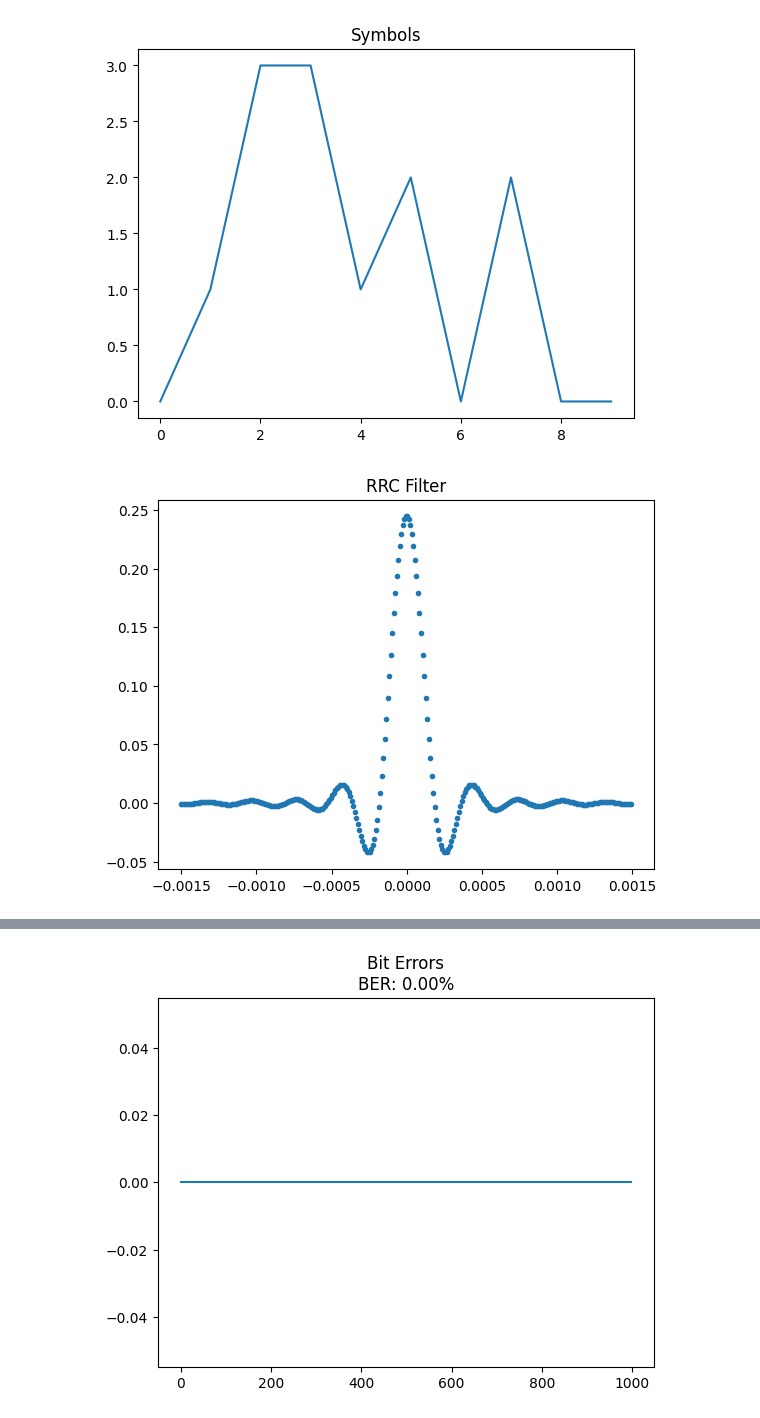
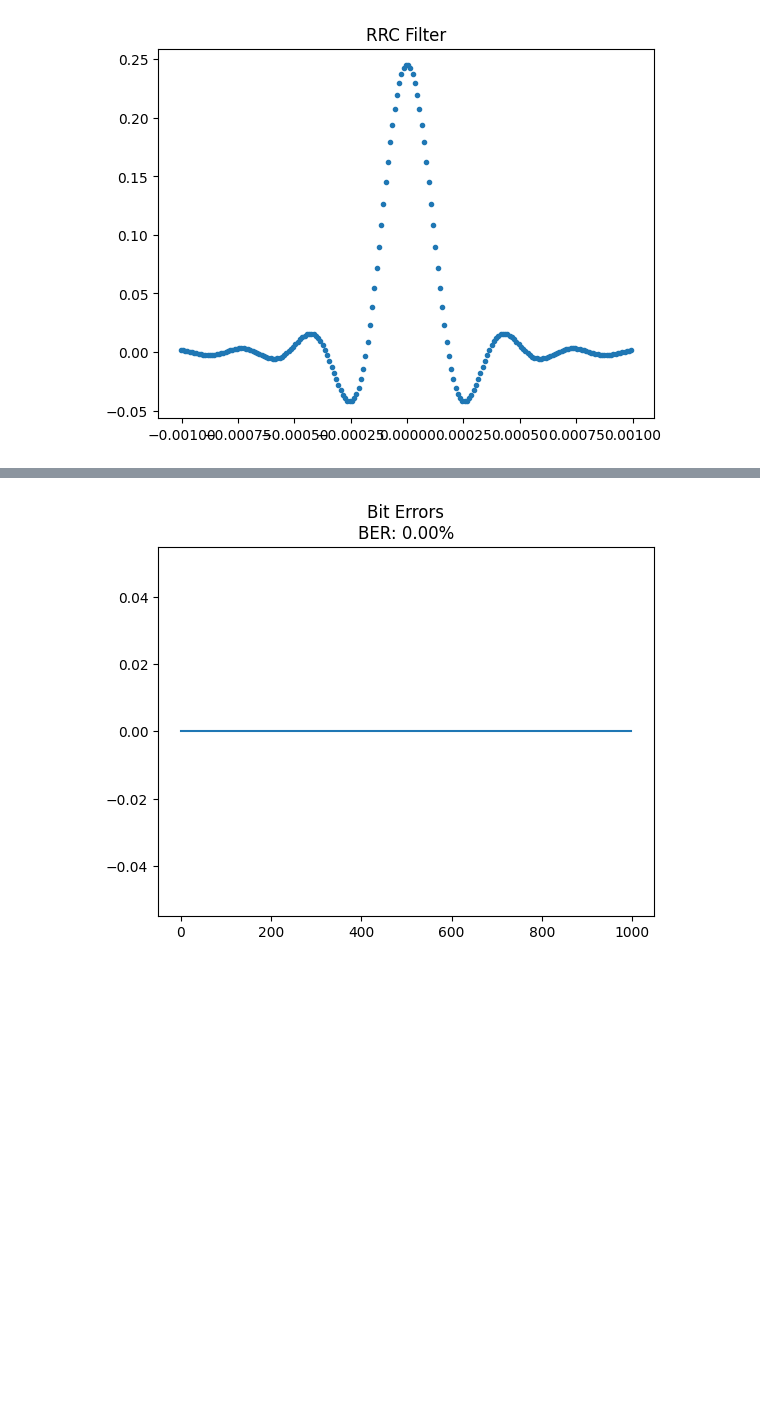
Before and after one commit to egz01/CommSysCourse, a Jupyter notebook: QPSK/qpsk_sim.ipynb, the cells around one changed output, grey strips where cells are left out. Saved outputs shown, nothing was run; the diff lists cells and outputs as text; code cells hidden in the pictures; blank space fills up the shorter version.

Commit message:
- added modem_gui.py initial work - added some info on symbol rate in qpsk_sim.ipynb

```diff
--- a/QPSK/qpsk_sim.ipynb
+++ b/QPSK/qpsk_sim.ipynb
@@ -6,38 +6,36 @@ import matplotlib.pyplot as plt
 # %%
 # define signal parameters
 Fs = 1e5 # 100 kHz sampling rate
-sps = 20 # 10 samples per symbol
+sps = 20 # 20 samples per symbol
+symbol_rate = Fs / sps # 5k symbols per second
 
 # define data
 bits_per_symbol = 2
 data = np.random.randint(0, 2**bits_per_symbol, 1000)
 
 offset_phase = 0
 phases = np.linspace(0, 2*np.pi, 2**bits_per_symbol, endpoint=False)
 symbols = np.exp(1j*(offset_phase + phases))
 symbols_data = symbols[data]
 upsampled = np.zeros(len(symbols_data)*sps, dtype=np.complex64)
 upsampled[::sps] = symbols_data
 
-fig, axs = plt.subplots(1, 1)
-axs.plot(data[:10])
-axs.set_title("Symbols")
-plt.show()
-
 # define rrc pulse
-symbol_period = 1.0 / Fs * sps
+symbol_period = 1 / symbol_rate
 beta = 0.35
 
-pulse_t, pulse = cp.rrcosfilter(301, beta, symbol_period, Fs)
+N_taps = 201
+minimal_taps = 2 * sps * (N_taps - 1) + 1
+
+pulse_t, pulse = cp.rrcosfilter(N_taps, beta, symbol_period, Fs)
 DeltaT = pulse_t[1] - pulse_t[0]
 pulse = pulse / np.sqrt(np.sum(pulse**2))
 
 plt.plot(pulse_t, pulse, '.')
 plt.title("RRC Filter")
 plt.show()
 # %% [output]
-[figure, old version]
+[figure, new version]
-[figure, removed]
 # %%
 # modulate data
 t = np.arange(0, len(upsampled)/Fs, 1/Fs)
```
Also changed, not shown: parts of 4 cells of this notebook, 1 other file.
